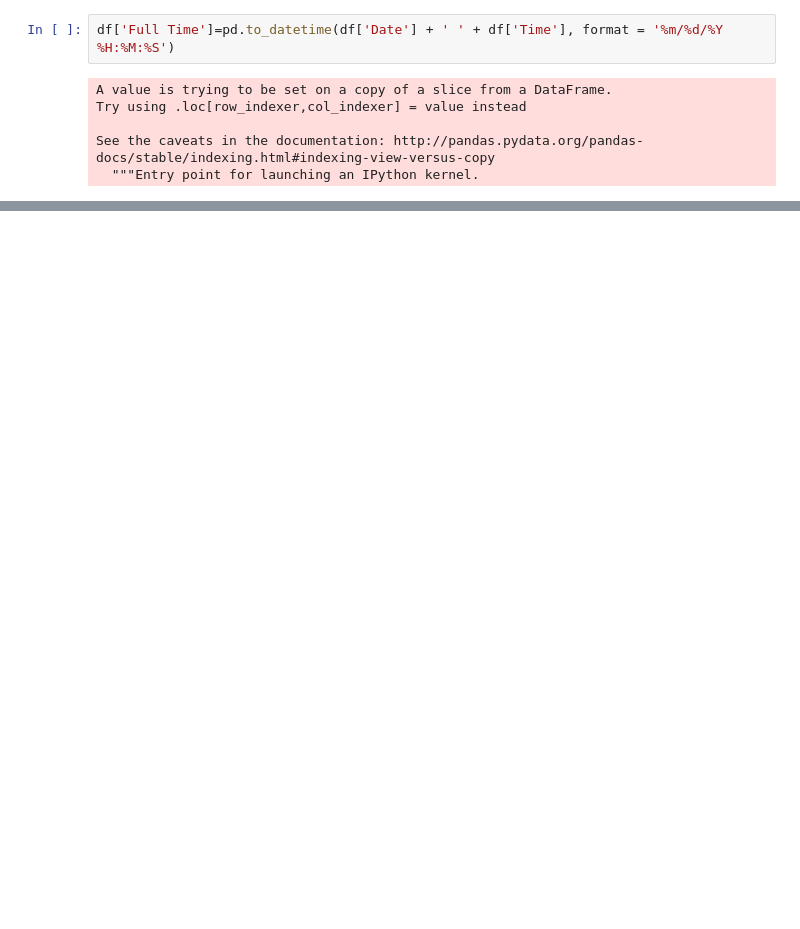
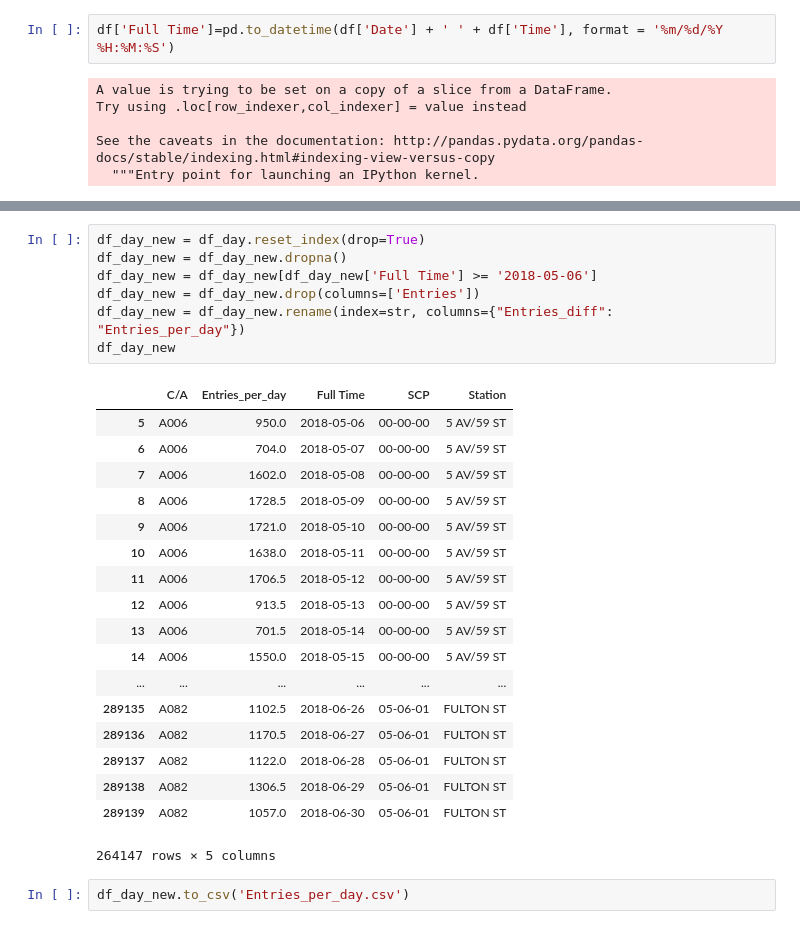
Before and after one commit to marcmuon/mta_turnstile_eda, a Jupyter notebook: MTA_ChrisM.ipynb, the cells around one changed output, grey strips where cells are left out. Cells and saved outputs as stored; diff of their text form; blank space fills up the shorter version.

```diff
--- a/MTA_ChrisM.ipynb
+++ b/MTA_ChrisM.ipynb
@@ -216,0 +167,28 @@ plt.show()
+# %%
+df_day_new = df_day.reset_index(drop=True)
+df_day_new = df_day_new.dropna()
+df_day_new = df_day_new[df_day_new['Full Time'] >= '2018-05-06']
+df_day_new = df_day_new.drop(columns=['Entries'])
+df_day_new = df_day_new.rename(index=str, columns={"Entries_diff": "Entries_per_day"})
+df_day_new
+# %% [output]
+|  | C/A | Entries_per_day | Full Time | SCP | Station |
+| 5 | A006 | 950.0 | 2018-05-06 | 00-00-00 | 5 AV/59 ST |
+| 6 | A006 | 704.0 | 2018-05-07 | 00-00-00 | 5 AV/59 ST |
+| 7 | A006 | 1602.0 | 2018-05-08 | 00-00-00 | 5 AV/59 ST |
+| 8 | A006 | 1728.5 | 2018-05-09 | 00-00-00 | 5 AV/59 ST |
+| 9 | A006 | 1721.0 | 2018-05-10 | 00-00-00 | 5 AV/59 ST |
+| 10 | A006 | 1638.0 | 2018-05-11 | 00-00-00 | 5 AV/59 ST |
+| 11 | A006 | 1706.5 | 2018-05-12 | 00-00-00 | 5 AV/59 ST |
+| 12 | A006 | 913.5 | 2018-05-13 | 00-00-00 | 5 AV/59 ST |
+| 13 | A006 | 701.5 | 2018-05-14 | 00-00-00 | 5 AV/59 ST |
+| 14 | A006 | 1550.0 | 2018-05-15 | 00-00-00 | 5 AV/59 ST |
+| ... | ... | ... | ... | ... | ... |
+| 289135 | A082 | 1102.5 | 2018-06-26 | 05-06-01 | FULTON ST |
+| 289136 | A082 | 1170.5 | 2018-06-27 | 05-06-01 | FULTON ST |
+| 289137 | A082 | 1122.0 | 2018-06-28 | 05-06-01 | FULTON ST |
+| 289138 | A082 | 1306.5 | 2018-06-29 | 05-06-01 | FULTON ST |
+| 289139 | A082 | 1057.0 | 2018-06-30 | 05-06-01 | FULTON ST |
+264147 rows × 5 columns
+# %%
+df_day_new.to_csv('Entries_per_day.csv')
```
Also changed, not shown: parts of 17 cells of this notebook, 1 other file.
